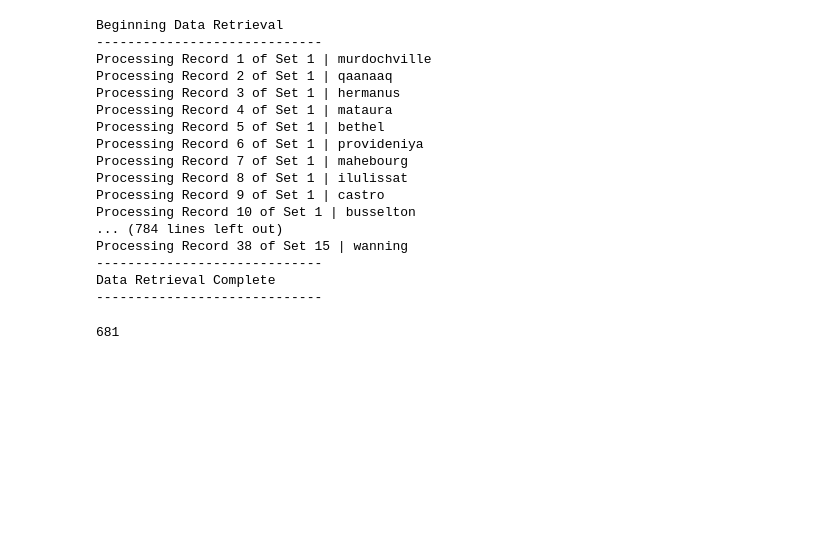
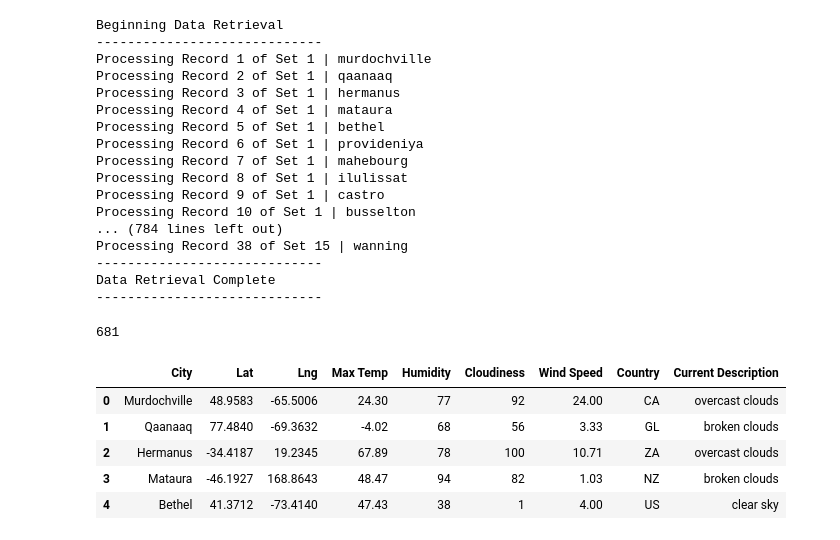
Before and after one commit to MasterMark2021/World_Weather_Analysis, a Jupyter notebook: Weather_Database/Weather_Database.ipynb, the cells around one changed output. Saved outputs shown, nothing was run; the diff lists cells and outputs as text; code cells hidden in the pictures; blank space fills up the shorter version.

```diff
--- a/Weather_Database/Weather_Database.ipynb
+++ b/Weather_Database/Weather_Database.ipynb
@@ -125,3 +125,14 @@ Data Retrieval Complete
 len(city_data)
 # %% [output]
 681
+# %%
+# Add city data to new dataframe
+city_data_df = pd.DataFrame(city_data)
+city_data_df.head()
+# %% [output]
+|  | City | Lat | Lng | Max Temp | Humidity | Cloudiness | Wind Speed | Country | Current Description |
+| 0 | Murdochville | 48.9583 | -65.5006 | 24.30 | 77 | 92 | 24.00 | CA | overcast clouds |
+| 1 | Qaanaaq | 77.4840 | -69.3632 | -4.02 | 68 | 56 | 3.33 | GL | broken clouds |
+| 2 | Hermanus | -34.4187 | 19.2345 | 67.89 | 78 | 100 | 10.71 | ZA | overcast clouds |
+| 3 | Mataura | -46.1927 | 168.8643 | 48.47 | 94 | 82 | 1.03 | NZ | broken clouds |
+| 4 | Bethel | 41.3712 | -73.4140 | 47.43 | 38 | 1 | 4.00 | US | clear sky |
```
Also changed, not shown: parts of 2 cells of this notebook, 1 other file.
